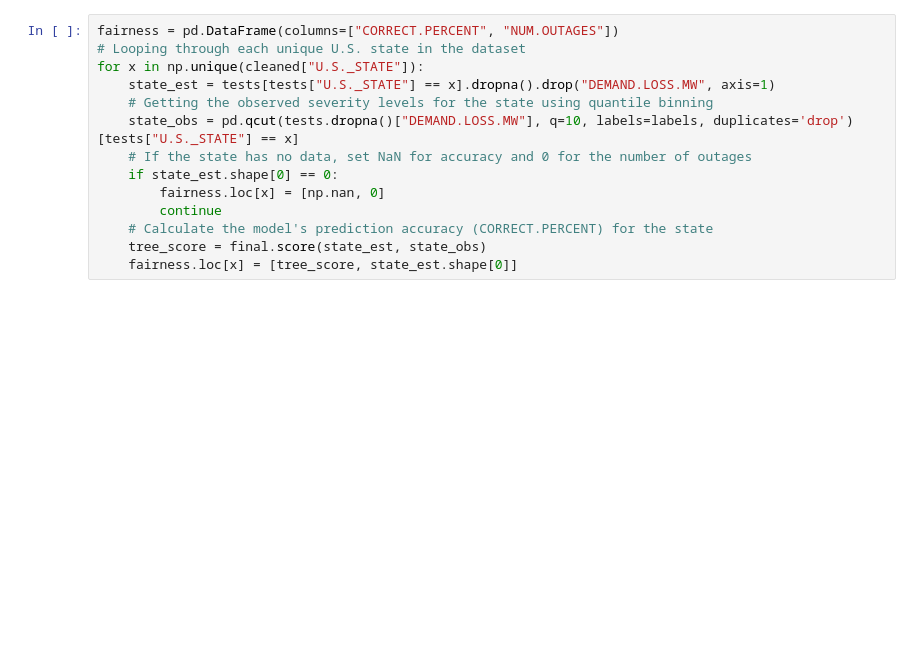
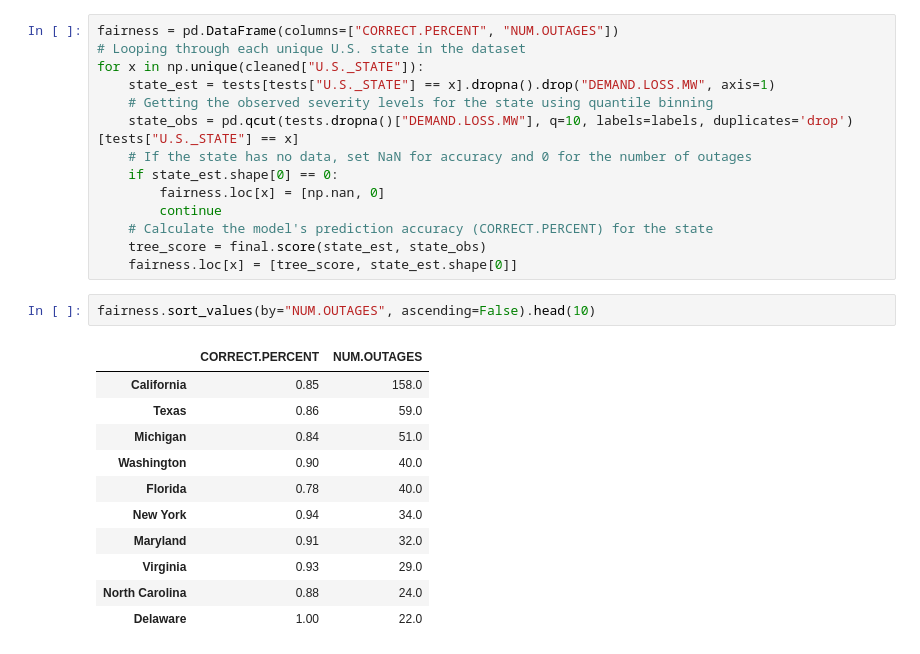
Before and after one commit to averma205/National-Power-Outages-Severity-Analysis, a Jupyter notebook: severity_analysis.ipynb, the cells around one changed output. Cells and saved outputs as stored; diff of their text form; blank space fills up the shorter version.

```diff
--- a/severity_analysis.ipynb
+++ b/severity_analysis.ipynb
@@ -638,3 +638,17 @@ for x in np.unique(cleaned["U.S._STATE"]):
     # Calculate the model's prediction accuracy (CORRECT.PERCENT) for the state
     tree_score = final.score(state_est, state_obs)
     fairness.loc[x] = [tree_score, state_est.shape[0]]
+# %%
+fairness.sort_values(by="NUM.OUTAGES", ascending=False).head(10)
+# %% [output]
+|  | CORRECT.PERCENT | NUM.OUTAGES |
+| California | 0.85 | 158.0 |
+| Texas | 0.86 | 59.0 |
+| Michigan | 0.84 | 51.0 |
+| Washington | 0.90 | 40.0 |
+| Florida | 0.78 | 40.0 |
+| New York | 0.94 | 34.0 |
+| Maryland | 0.91 | 32.0 |
+| Virginia | 0.93 | 29.0 |
+| North Carolina | 0.88 | 24.0 |
+| Delaware | 1.00 | 22.0 |
```
